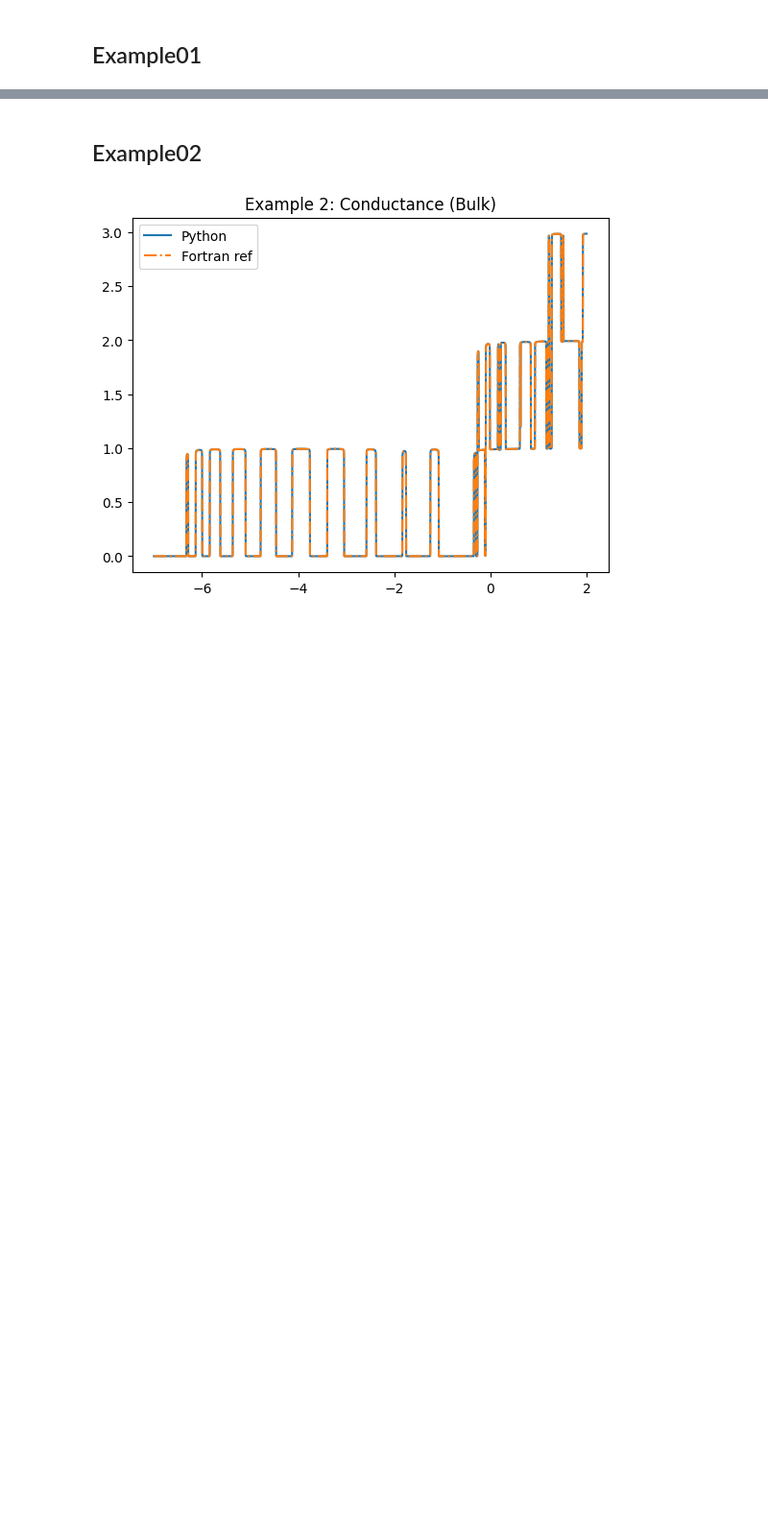
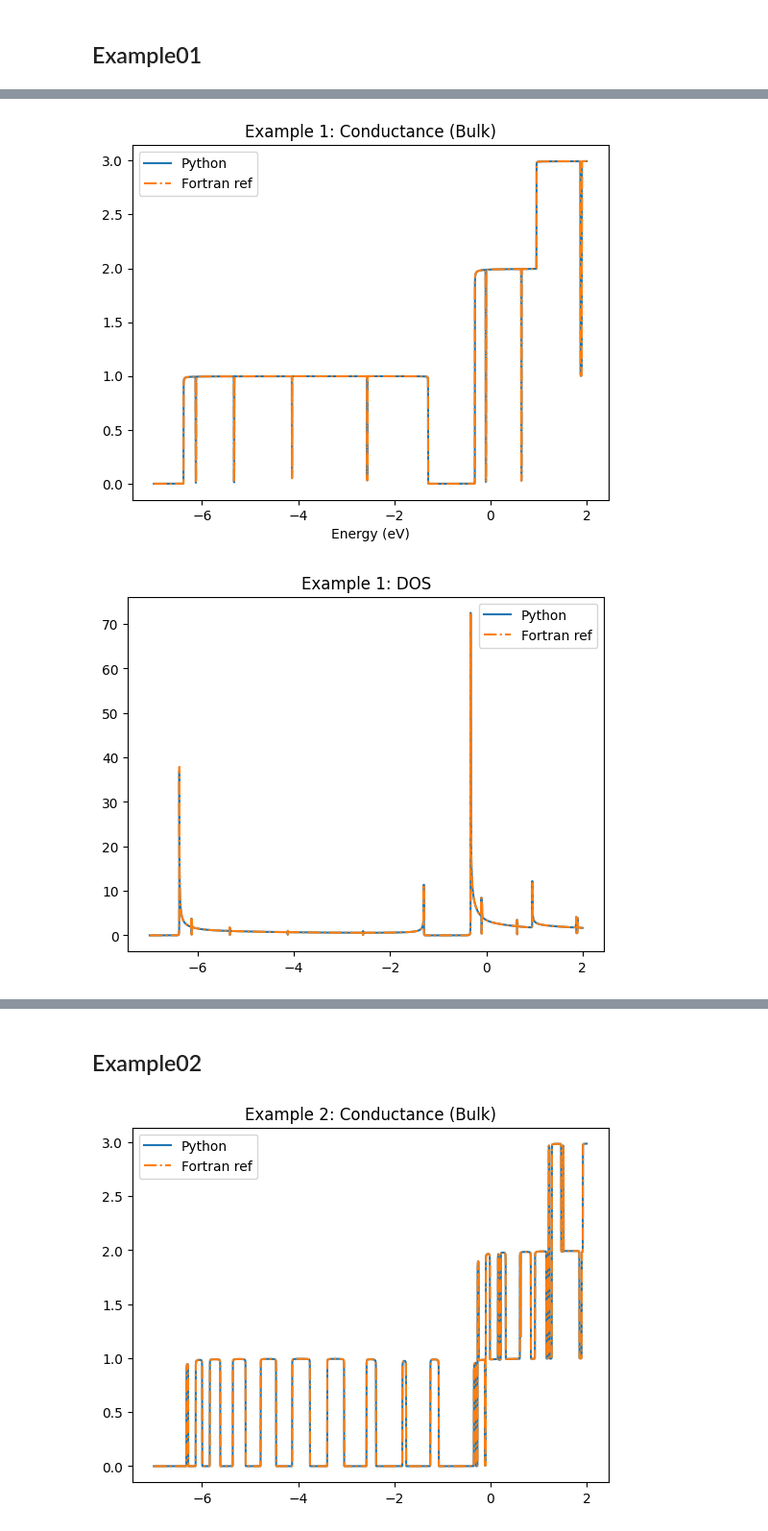
Before and after one commit to aj0337/PAOFLOW-QTpy, a Jupyter notebook: examples/analysis.ipynb, the cells around one changed output, grey strips where cells are left out. Shown at 96% size. Saved outputs shown, nothing was run; the diff lists cells and outputs as text; code cells hidden in the pictures; blank space fills up the shorter version.

Commit message:
Add some example tests

```diff
--- a/examples/analysis.ipynb
+++ b/examples/analysis.ipynb
@@ -25,0 +25,20 @@ plt.show()
+# %%
+T = np.loadtxt("example01/qe_5.3/mp_grid/output/conductance_bulk.dat")
+T_ref = np.loadtxt("../tests/reference/Fortran/example01/conductance_bulk.dat")
+plt.plot(T[:, 0], T[:, 1], label="Python")
+plt.plot(T_ref[:, 0], T_ref[:, 1], '-.' , label="Fortran ref")
+plt.title("Example 1: Conductance (Bulk)")
+plt.xlabel("Energy (eV)")
+plt.legend()
+plt.show()
+
+dos = np.loadtxt("example01/qe_5.3/mp_grid/output/doscond_bulk.dat")
+dos_ref = np.loadtxt("../tests/reference/Fortran/example01/doscond_bulk.dat")
+plt.plot(dos[:, 0], dos[:, 1], label="Python")
+plt.plot(dos_ref[:, 0], dos_ref[:, 1], '-.' , label="Fortran ref")
+plt.title("Example 1: DOS")
+plt.legend()
+plt.show()
+# %% [output]
+[figure, added]
+[figure, added]
```
Also changed, not shown: parts of 2 cells of this notebook, 21 other files.
